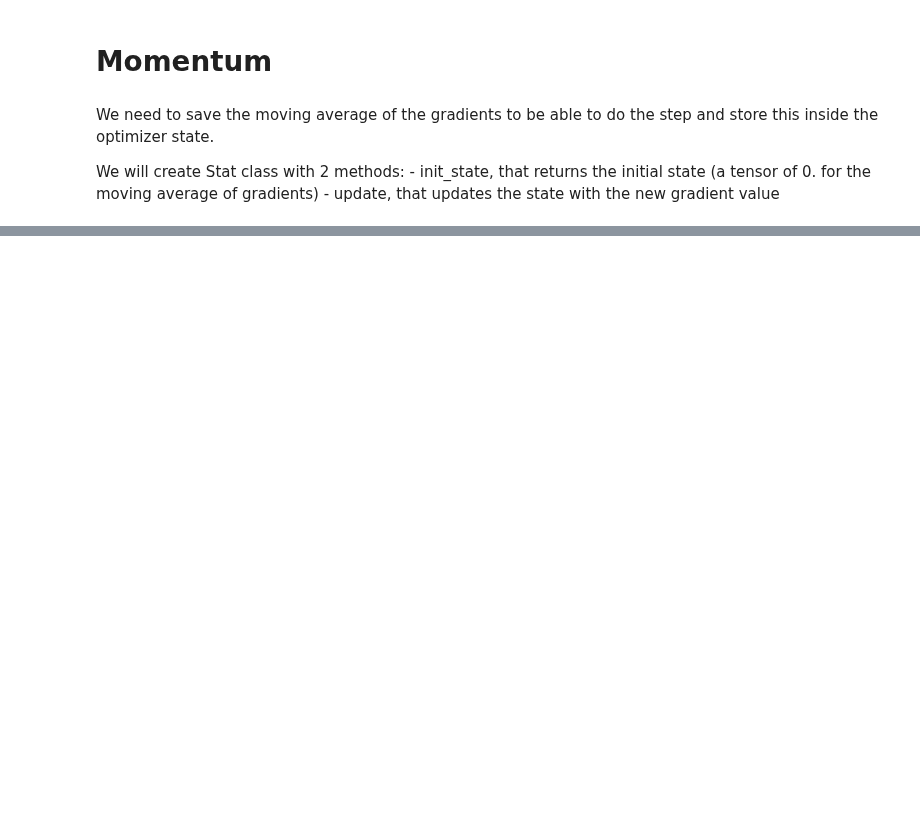
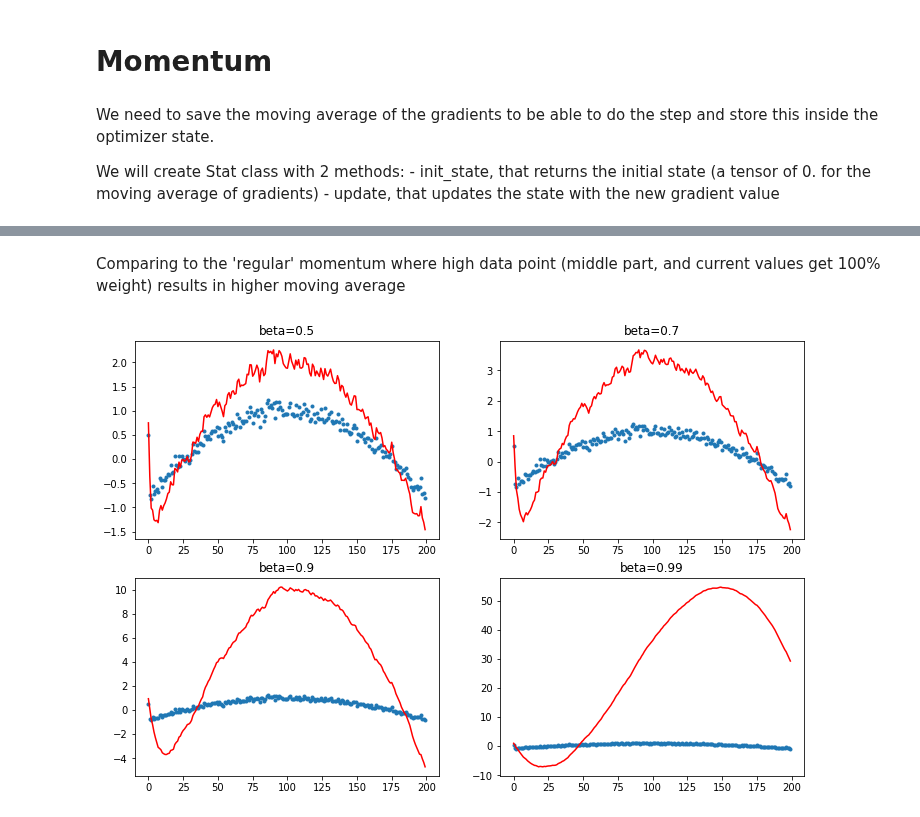
Before and after one commit to anhquan0412/fastai_v3p1, a Jupyter notebook: part_2/optimizers-wd.ipynb, the cells around one changed output, grey strips where cells are left out. Saved outputs shown, nothing was run; the diff lists cells and outputs as text; code cells hidden in the pictures; blank space fills up the shorter version.

```diff
--- a/part_2/optimizers-wd.ipynb
+++ b/part_2/optimizers-wd.ipynb
@@ -415,0 +553,6 @@ valid: [1.9458876953125, tensor(0.3760, device='cuda:0')]
+# %% [markdown]
+Comparing to the 'regular' momentum where high data point (middle part, and current values get 100% weight) results in higher moving average
+# %%
+plot_mom(mom1)
+# %% [output]
+[figure, added]
```
Also changed, not shown: parts of 48 cells of this notebook, 2 other files.
